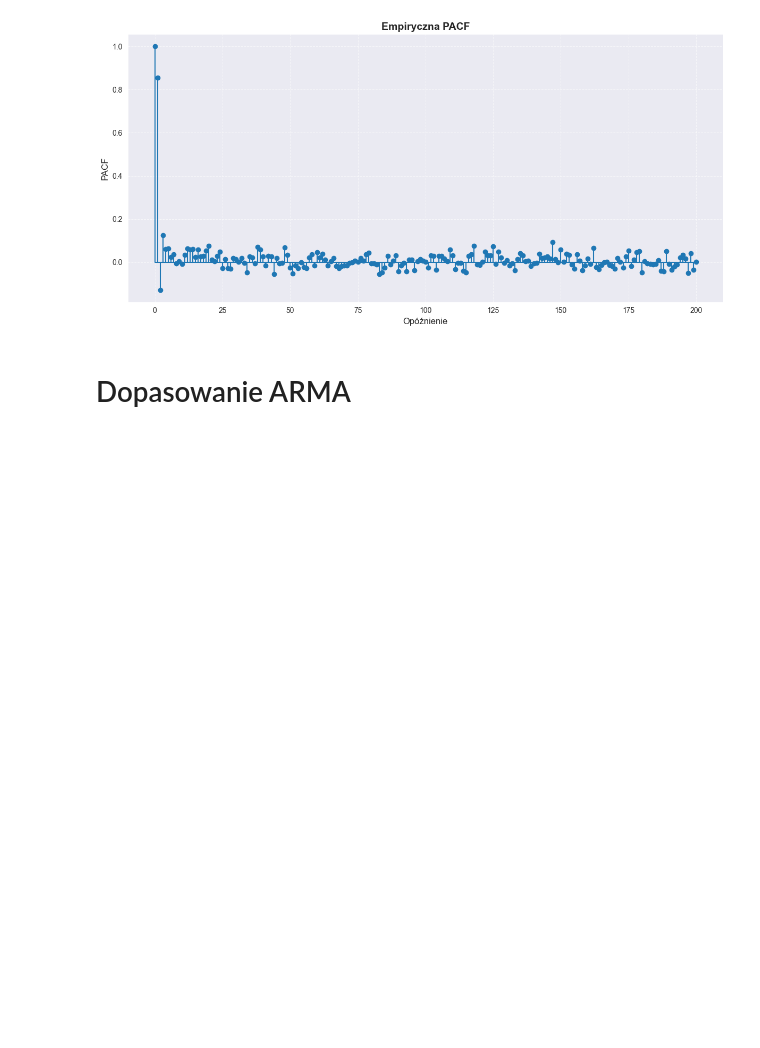
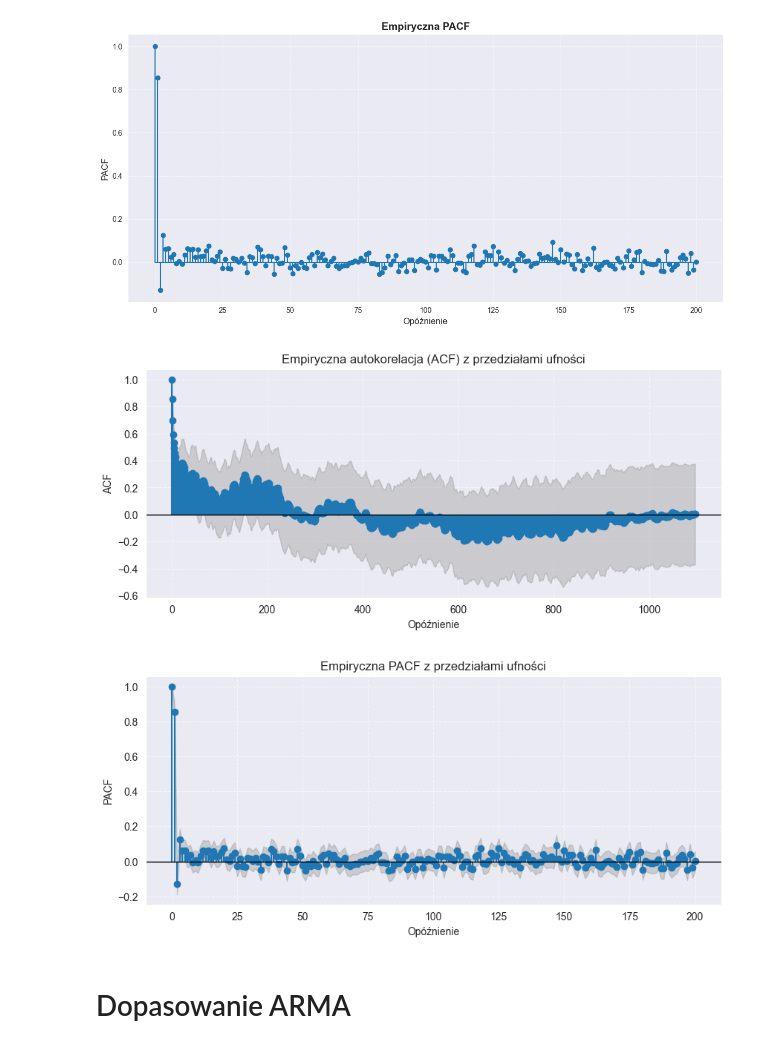
Before and after one commit to mathieuboro/Raport_ARMA_Computer_Analysis_of_Time_Series, a Jupyter notebook: raport.ipynb, the cells around one changed output. Saved outputs shown, nothing was run; the diff lists cells and outputs as text; code cells hidden in the pictures; blank space fills up the shorter version.

```diff
--- a/raport.ipynb
+++ b/raport.ipynb
@@ -417,6 +417,61 @@ plt.show()
 [figure]
 [figure]
 [figure]
+# %%
+import numpy as np
+import matplotlib.pyplot as plt
+from statsmodels.tsa.stattools import acf, pacf
+
+# Przyjmujemy, że 'data_cooked' to Twój szereg czasowy
+h_max = 547
+
+# Obliczenie wartości ACF i 95% przedziałów ufności
+acf_vals, acf_conf = acf(data_cooked, nlags=1097, fft=True, alpha=0.05)
+# acf_vals – wektor wartości ACF
+# acf_conf – macierz [nlags+1, 2], w której każda kolumna to dolna/górna granica przedziału
+
+# Obliczenie wartości PACF i 95% przedziałów ufności
+pacf_vals, pacf_conf = pacf(data_cooked, nlags=200, method='yw', alpha=0.05)
+# pacf_vals – wektor wartości PACF
+# pacf_conf – analogicznie, dolna/górna granica przedziału ufności dla każdego opóźnienia
+
+# Wektor opóźnień (lag) do rysowania
+lags = np.arange(len(acf_vals))
+lags2 = np.arange(len(pacf_vals))
+
+# --- WYKRES ACF Z PRZEDZIAŁAMI UFNOŚCI ---
+plt.figure(figsize=(10, 4))
+plt.stem(lags, acf_vals,  basefmt=' ')
+plt.title('Empiryczna autokorelacja (ACF) z przedziałami ufności')
+plt.xlabel('Opóźnienie')
+plt.ylabel('ACF')
+
+# Naniesienie wypełnienia między przedziałami
+lower_acf = acf_conf[:, 0]
+upper_acf = acf_conf[:, 1]
+plt.fill_between(lags, lower_acf, upper_acf, color='gray', alpha=0.3)
+
+plt.axhline(y=0, color='black', linewidth=1)
+plt.grid(alpha=0.6, linestyle='--')
+plt.show()
+
+# --- WYKRES PACF Z PRZEDZIAŁAMI UFNOŚCI ---
+plt.figure(figsize=(10, 4))
+plt.stem(lags2, pacf_vals, basefmt=' ')
+plt.title('Empiryczna PACF z przedziałami ufności')
+plt.xlabel('Opóźnienie')
+plt.ylabel('PACF')
+
+lower_pacf = pacf_conf[:, 0]
+upper_pacf = pacf_conf[:, 1]
+plt.fill_between(lags2, lower_pacf, upper_pacf, color='gray', alpha=0.3)
+
+plt.axhline(y=0, color='black', linewidth=1)
+plt.grid(alpha=0.6, linestyle='--')
+plt.show()
+# %% [output]
+[figure, added]
+[figure, added]
 # %% [markdown]
 # Dopasowanie ARMA
 # %%
```
